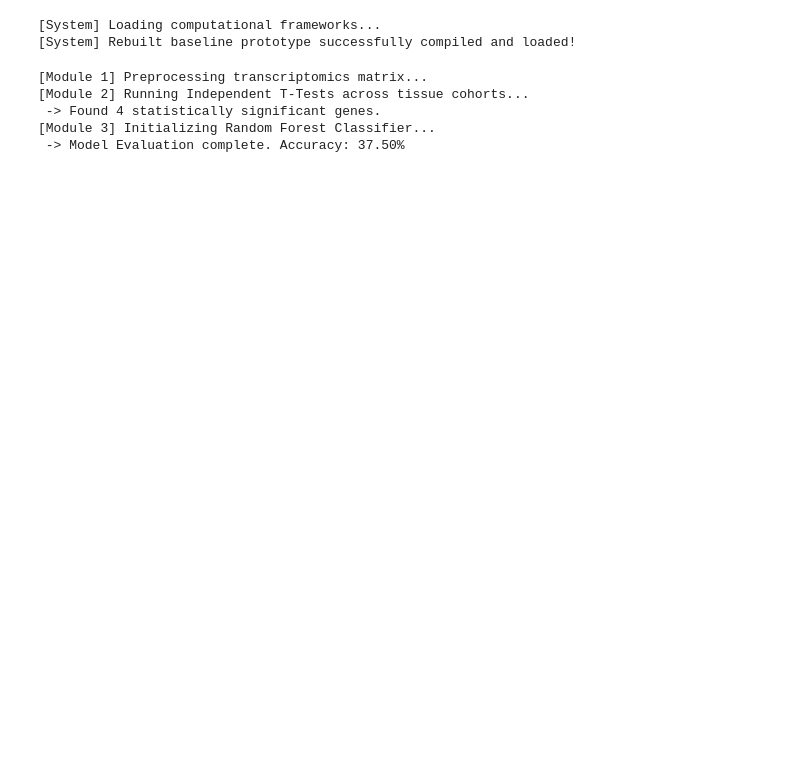
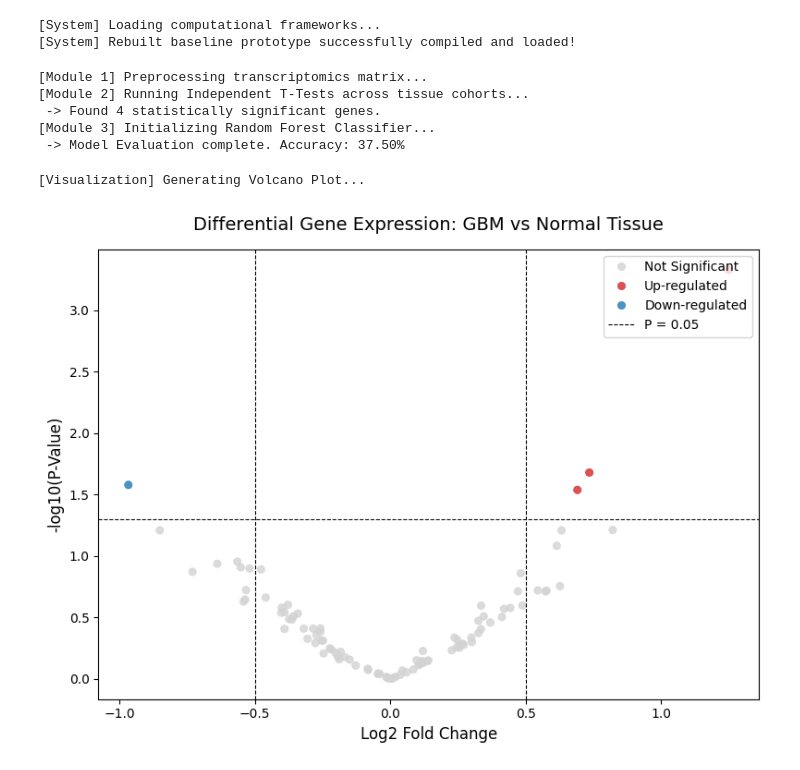
Before and after one commit to Aarush713757/gbm-transcriptomics-research, a Jupyter notebook: gbm_transcriptomics_analysis.ipynb, the cells around one changed output. Saved outputs shown, nothing was run; the diff lists cells and outputs as text; code cells hidden in the pictures; blank space fills up the shorter version.

Commit message:
Successfully generated functional biological volcano plot

```diff
--- a/gbm_transcriptomics_analysis.ipynb
+++ b/gbm_transcriptomics_analysis.ipynb
@@ -92,3 +92,59 @@ trained_model = train_predictive_model(norm_matrix, labels)
  -> Found 4 statistically significant genes.
 [Module 3] Initializing Random Forest Classifier...
  -> Model Evaluation complete. Accuracy: 37.50%
+# %%
+import matplotlib.pyplot as plt
+import seaborn as sns
+
+def plot_volcano(dea_df, log2fc_thresh=1.0, p_thresh=0.05):
+    """
+    Generates a formal, publishable Volcano Plot from differential expression data.
+    Highlights significantly up-regulated and down-regulated genes.
+    """
+    print("[Visualization] Generating Volcano Plot...")
+
+    # Create a copy of the dataframe to add custom plotting labels
+    plot_df = dea_df.copy()
+
+    # Convert raw P-values into -log10 scale for the Y-axis
+    plot_df['-log10_P'] = -np.log10(plot_df['P_Value'])
+
+    # Classify genes based on statistical and magnitude thresholds
+    plot_df['Significance'] = 'Not Significant'
+    plot_df.loc[(plot_df['Log2FC'] >= log2fc_thresh) & (plot_df['P_Value'] < p_thresh), 'Significance'] = 'Up-regulated'
+    plot_df.loc[(plot_df['Log2FC'] <= -log2fc_thresh) & (plot_df['P_Value'] < p_thresh), 'Significance'] = 'Down-regulated'
+
+    # Initialize the plot canvas
+    plt.figure(figsize=(8, 6), dpi=100)
+
+    # Custom aesthetic color palette for formal research layout
+    color_map = {'Not Significant': 'lightgrey', 'Up-regulated': '#d62728', 'Down-regulated': '#1f77b4'}
+
+    # Render scatter points
+    sns.scatterplot(
+        data=plot_df, x='Log2FC', y='-log10_P',
+        hue='Significance', palette=color_map,
+        alpha=0.8, edgecolor=None
+    )
+
+    # Add horizontal and vertical baseline threshold lines
+    plt.axhline(-np.log10(p_thresh), color='black', linestyle='--', linewidth=0.8, label=f'P = {p_thresh}')
+    plt.axvline(log2fc_thresh, color='black', linestyle='--', linewidth=0.8)
+    plt.axvline(-log2fc_thresh, color='black', linestyle='--', linewidth=0.8)
+
+    # Apply clean structural axis limits and labels for a research paper
+    plt.title('Differential Gene Expression: GBM vs Normal Tissue', fontsize=14, pad=15)
+    plt.xlabel('Log2 Fold Change', fontsize=12)
+    plt.ylabel('-log10(P-Value)', fontsize=12)
+    plt.legend(loc='upper right')
+    plt.tight_layout()
+
+    # Display the final plot inside the notebook
+    plt.show()
+
+# --- RUN THE VISUALIZATION TEST ---
+# We feed the output dataframe from our previous cell directly into the plotter
+plot_volcano(dea_output, log2fc_thresh=0.5, p_thresh=0.05)
+# %% [output]
+[Visualization] Generating Volcano Plot...
+[figure, added]
```
Also changed, not shown: parts of 1 cell of this notebook.
